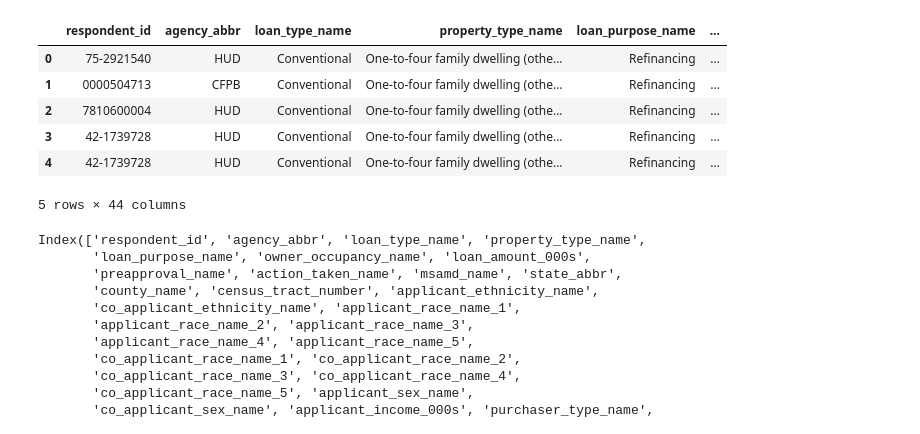
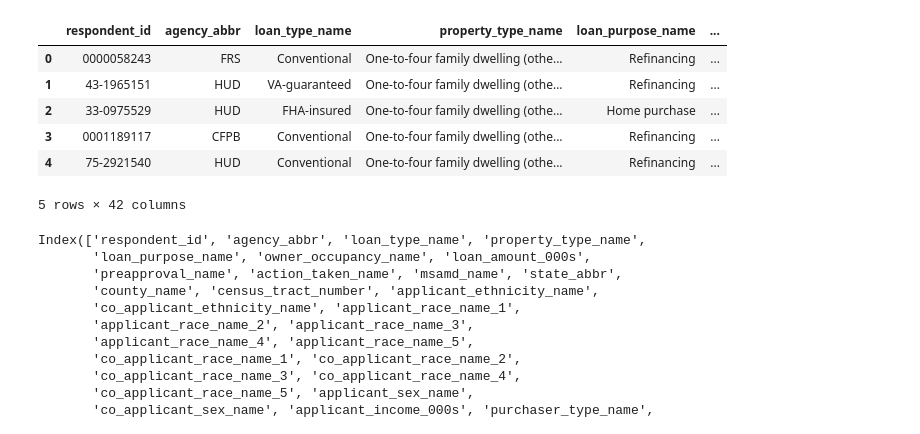
Before and after one commit to mglevitt/Lending_Bias, a Jupyter notebook: src/EDA.ipynb, the cells around one changed output. Cells and saved outputs as stored; diff of their text form; code cells hidden in the pictures.

```diff
--- a/src/EDA.ipynb
+++ b/src/EDA.ipynb
@@ -7,31 +7,31 @@ import seaborn as sns
 # %%
 important_cols = ['respondent_id', 'agency_abbr', 'loan_type_name', 'property_type_name',
        'loan_purpose_name', 'owner_occupancy_name', 'loan_amount_000s',
        'preapproval_name', 'action_taken_name', 'msamd_name', 'state_abbr',
        'county_name', 'census_tract_number', 'applicant_ethnicity_name',
        'co_applicant_ethnicity_name', 'applicant_race_name_1',
        'applicant_race_name_2', 'applicant_race_name_3',
        'applicant_race_name_4', 'applicant_race_name_5',
        'co_applicant_race_name_1', 'co_applicant_race_name_2',
        'co_applicant_race_name_3', 'co_applicant_race_name_4',
        'co_applicant_race_name_5', 'applicant_sex_name',
        'co_applicant_sex_name', 'applicant_income_000s', 'purchaser_type_name',
        'denial_reason_name_1', 'denial_reason_name_2', 'denial_reason_name_3',
-       'rate_spread', 'hoepa_status_name', 'lien_status_name',
-       'edit_status_name', 'sequence_number', 'population',
+       'rate_spread', 'hoepa_status_name', 'lien_status_name', 'population',
        'minority_population', 'hud_median_family_income',
        'tract_to_msamd_income', 'number_of_owner_occupied_units',
-       'number_of_1_to_4_family_units', 'application_date_indicator']
-df_2017 = pd.read_csv('data\hmda_2017_nationwide_all-records_labels.csv',usecols = important_cols, nrows = 1000)
+       'number_of_1_to_4_family_units']
+df_2017 = pd.read_csv('data\hmda_2017_nationwide_all-records_labels.csv',usecols = important_cols, skiprows = lambda x : x/10 != int(x/10), nrows = 10000)
+df_2017['denied'] = df_2017[['denial_reason_name_1']].applymap(lambda x : 1 if x==x else 0)
 df_2017.head()
 # %% [output]
 |  | respondent_id | agency_abbr | loan_type_name | property_type_name | loan_purpose_name | ... |
-| 0 | 75-2921540 | HUD | Conventional | One-to-four family dwelling (othe... | Refinancing | ... |
-| 1 | 0000504713 | CFPB | Conventional | One-to-four family dwelling (othe... | Refinancing | ... |
-| 2 | 7810600004 | HUD | Conventional | One-to-four family dwelling (othe... | Refinancing | ... |
-| 3 | 42-1739728 | HUD | Conventional | One-to-four family dwelling (othe... | Refinancing | ... |
-| 4 | 42-1739728 | HUD | Conventional | One-to-four family dwelling (othe... | Refinancing | ... |
+| 0 | 0000058243 | FRS | Conventional | One-to-four family dwelling (othe... | Refinancing | ... |
+| 1 | 43-1965151 | HUD | VA-guaranteed | One-to-four family dwelling (othe... | Refinancing | ... |
+| 2 | 33-0975529 | HUD | FHA-insured | One-to-four family dwelling (othe... | Home purchase | ... |
+| 3 | 0001189117 | CFPB | Conventional | One-to-four family dwelling (othe... | Refinancing | ... |
+| 4 | 75-2921540 | HUD | Conventional | One-to-four family dwelling (othe... | Refinancing | ... |
-5 rows × 44 columns
+5 rows × 42 columns
 # %%
 cols_to_remove = ['as_of_year','agency_name','agency_code','loan_type',
 'property_type', 'loan_purpose','owner_occupancy','preapproval',
```
Also changed, not shown: parts of 4 cells of this notebook.
